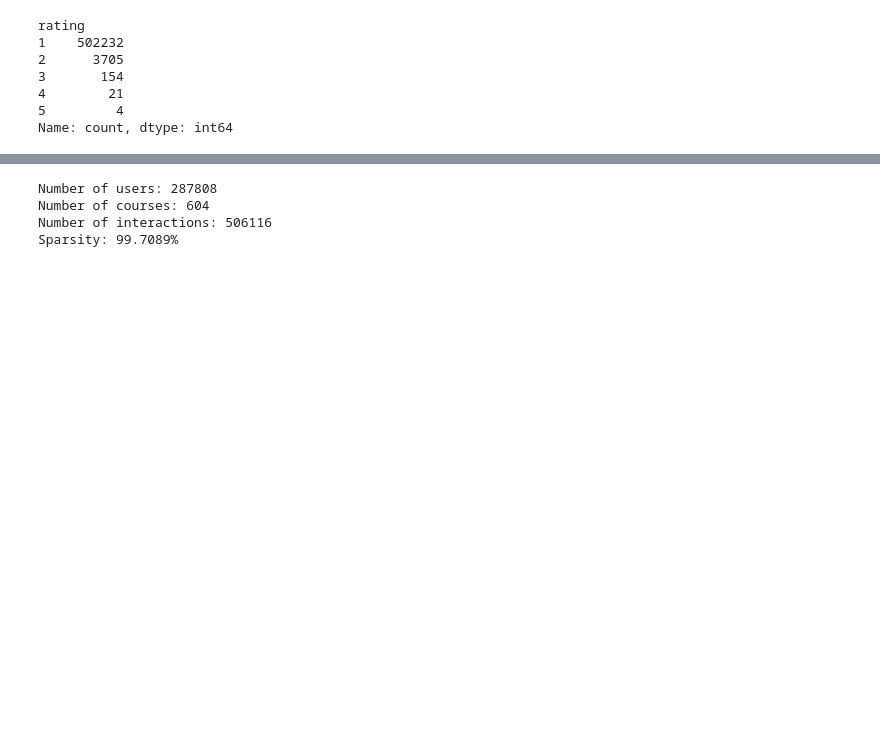
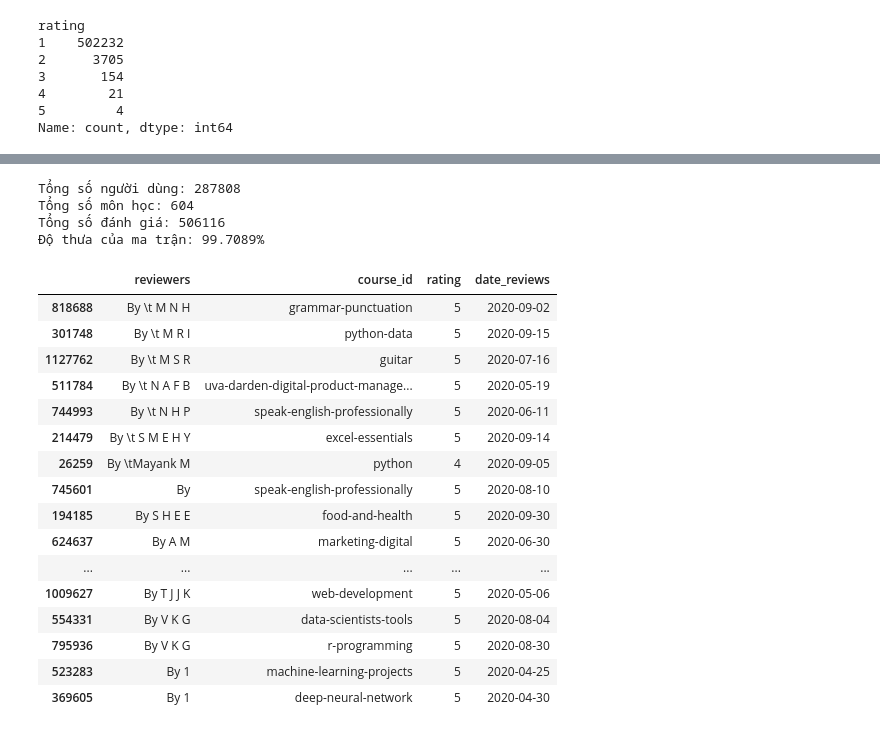
Before and after one commit to nguyentrang05/Coursera_Recommendation_System, a Jupyter notebook: notebooks/01_eda_preprocessing.ipynb, the cells around one changed output, grey strips where cells are left out. Cells and saved outputs as stored; diff of their text form; code cells hidden in the pictures; blank space fills up the shorter version.

```diff
--- a/notebooks/01_eda_preprocessing.ipynb
+++ b/notebooks/01_eda_preprocessing.ipynb
@@ -392,22 +350,18 @@ Missing dates: 0
 # %%
-interactions = reviews[
+tuong_tac = reviews[
     ["reviewers", "course_id", "rating", "date_reviews"]
 ].copy()
 
-interactions = interactions.sort_values("date_reviews")
-
-interactions = interactions.drop_duplicates(
+tuong_tac = tuong_tac.sort_values("date_reviews")
+tuong_tac = tuong_tac.drop_duplicates(
     subset=["reviewers", "course_id"],
-    keep="last"
+    keep="last" #loại bỏ các mẫu người dùng đánh giá 1 môn nhiều lần, giữ lại đánh giá mới nhất
 )
-
-print("Interactions shape:", interactions.shape)
+print(tuong_tac.shape)
 print(
-    "Duplicate user-course pairs:",
-    interactions.duplicated(
+    "Số cặp user-course trùng lặp:",
+    tuong_tac.duplicated(
         subset=["reviewers", "course_id"]
-    ).sum()
-)
-
-display(interactions.head())
+    ).sum())
+display(tuong_tac.head())
 # %% [output]
@@ -456,16 +397,39 @@ Saved to: ..\data\processed\interactions.csv
 # %%
-num_users = interactions["reviewers"].nunique()
-num_courses = interactions["course_id"].nunique()
-num_interactions = len(interactions)
+so_users = tuong_tac["reviewers"].nunique()
+so_courses = tuong_tac["course_id"].nunique()
+tong_danh_gia = len(tuong_tac)
 
-sparsity = 1 - num_interactions / (num_users * num_courses)
+do_thua = 1 - tong_danh_gia / (so_users * so_courses)
 
-print("Number of users:", num_users)
-print("Number of courses:", num_courses)
-print("Number of interactions:", num_interactions)
-print("Sparsity: {:.4%}".format(sparsity))
+print("Tổng số người dùng:", so_users)
+print("Tổng số môn học:", so_courses)
+print("Tổng số đánh giá:", tong_danh_gia)
+print("Độ thưa của ma trận: {:.4%}".format(do_thua))
 # %% [output]
-Number of users: 287808
-Number of courses: 604
-Number of interactions: 506116
-Sparsity: 99.7089%
+Tổng số người dùng: 287808
+Tổng số môn học: 604
+Tổng số đánh giá: 506116
+Độ thưa của ma trận: 99.7089%
+# %%
+tuong_tac = tuong_tac.sort_values(
+    ["reviewers", "date_reviews"]
+).copy()
+display(tuong_tac.head(20))
+# %% [output]
+|  | reviewers | course_id | rating | date_reviews |
+| 818688 | By \t M N H | grammar-punctuation | 5 | 2020-09-02 |
+| 301748 | By \t M R I | python-data | 5 | 2020-09-15 |
+| 1127762 | By \t M S R | guitar | 5 | 2020-07-16 |
+| 511784 | By \t N A F B | uva-darden-digital-product-manage... | 5 | 2020-05-19 |
+| 744993 | By \t N H P | speak-english-professionally | 5 | 2020-06-11 |
+| 214479 | By \t S M E H Y | excel-essentials | 5 | 2020-09-14 |
+| 26259 | By \tMayank M | python | 4 | 2020-09-05 |
+| 745601 | By | speak-english-professionally | 5 | 2020-08-10 |
+| 194185 | By S H E E | food-and-health | 5 | 2020-09-30 |
+| 624637 | By A M | marketing-digital | 5 | 2020-06-30 |
+| ... | ... | ... | ... | ... |
+| 1009627 | By T J J K | web-development | 5 | 2020-05-06 |
+| 554331 | By V K G | data-scientists-tools | 5 | 2020-08-04 |
+| 795936 | By V K G | r-programming | 5 | 2020-08-30 |
+| 523283 | By 1 | machine-learning-projects | 5 | 2020-04-25 |
+| 369605 | By 1 | deep-neural-network | 5 | 2020-04-30 |
```
Also changed, not shown: parts of 37 cells of this notebook.
